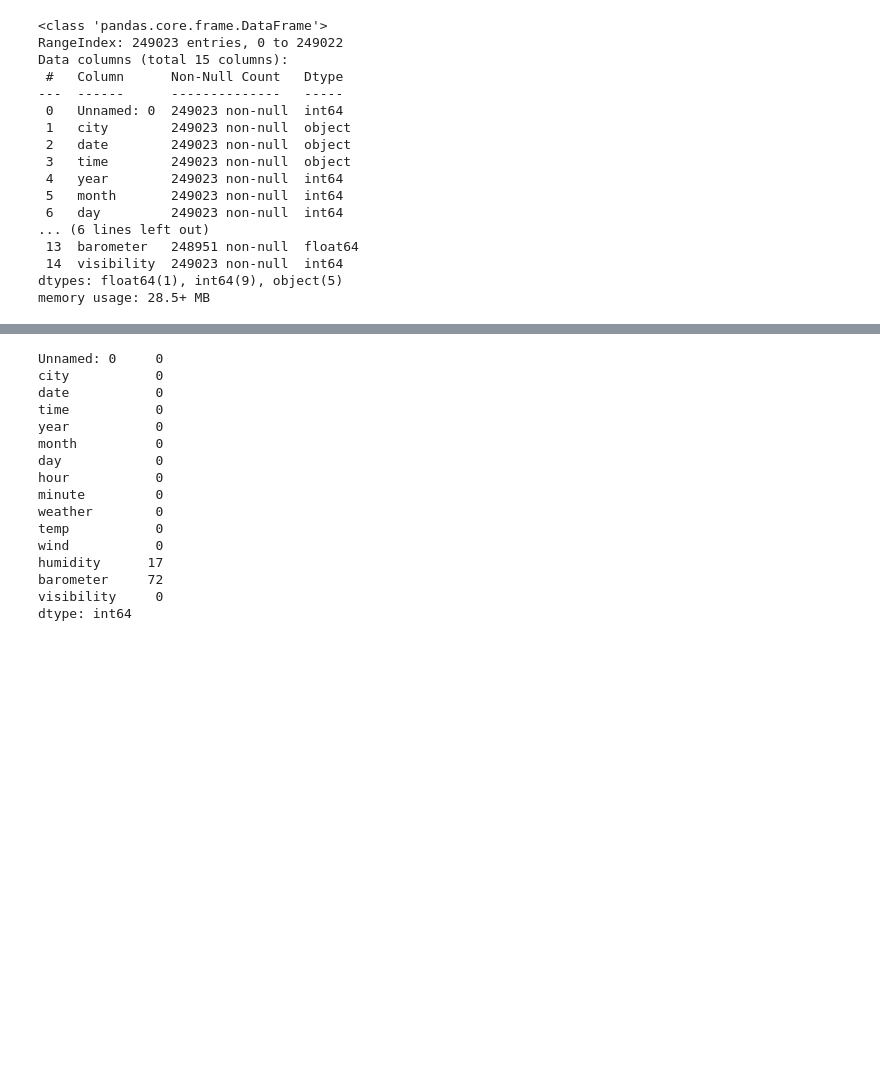
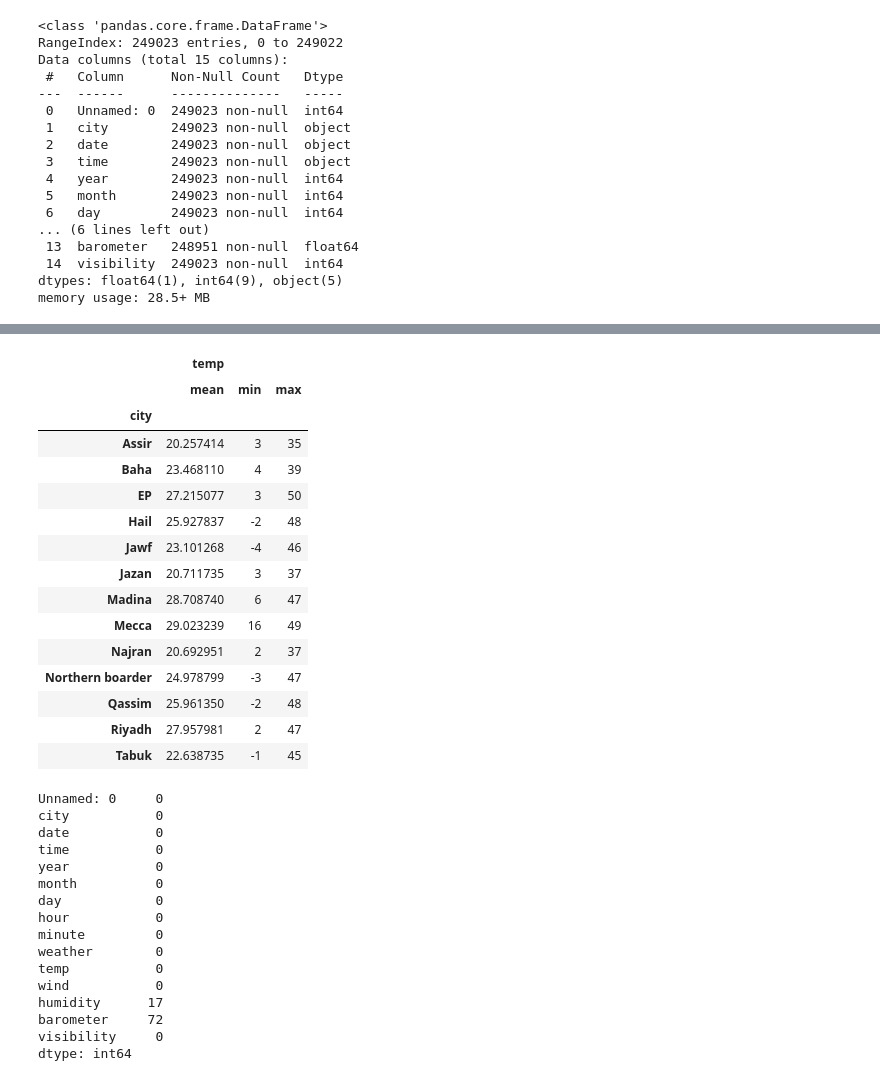
Before and after one commit to M0hannad/KSA_Weather_Prediction, a Jupyter notebook: Notebook/PROJECT.ipynb, the cells around one changed output, grey strips where cells are left out. Saved outputs shown, nothing was run; the diff lists cells and outputs as text; code cells hidden in the pictures; blank space fills up the shorter version.

```diff
--- a/Notebook/PROJECT.ipynb
+++ b/Notebook/PROJECT.ipynb
@@ -51 +119,23 @@ df.describe()
+# %%
+# using groupby function with aggregation to get mean, min and max values for temprature per city
+result = df.groupby('city').agg({'temp': ['mean', 'min', 'max']})
+
+result
+# %% [output]
+|  | temp |  |  |
+|  | mean | min | max |
+| city |  |  |  |
+| Assir | 20.257414 | 3 | 35 |
+| Baha | 23.468110 | 4 | 39 |
+| EP | 27.215077 | 3 | 50 |
+| Hail | 25.927837 | -2 | 48 |
+| Jawf | 23.101268 | -4 | 46 |
+| Jazan | 20.711735 | 3 | 37 |
+| Madina | 28.708740 | 6 | 47 |
+| Mecca | 29.023239 | 16 | 49 |
+| Najran | 20.692951 | 2 | 37 |
+| Northern boarder | 24.978799 | -3 | 47 |
+| Qassim | 25.961350 | -2 | 48 |
+| Riyadh | 27.957981 | 2 | 47 |
+| Tabuk | 22.638735 | -1 | 45 |
 # %%
```
Also changed, not shown: parts of 8 cells of this notebook.
